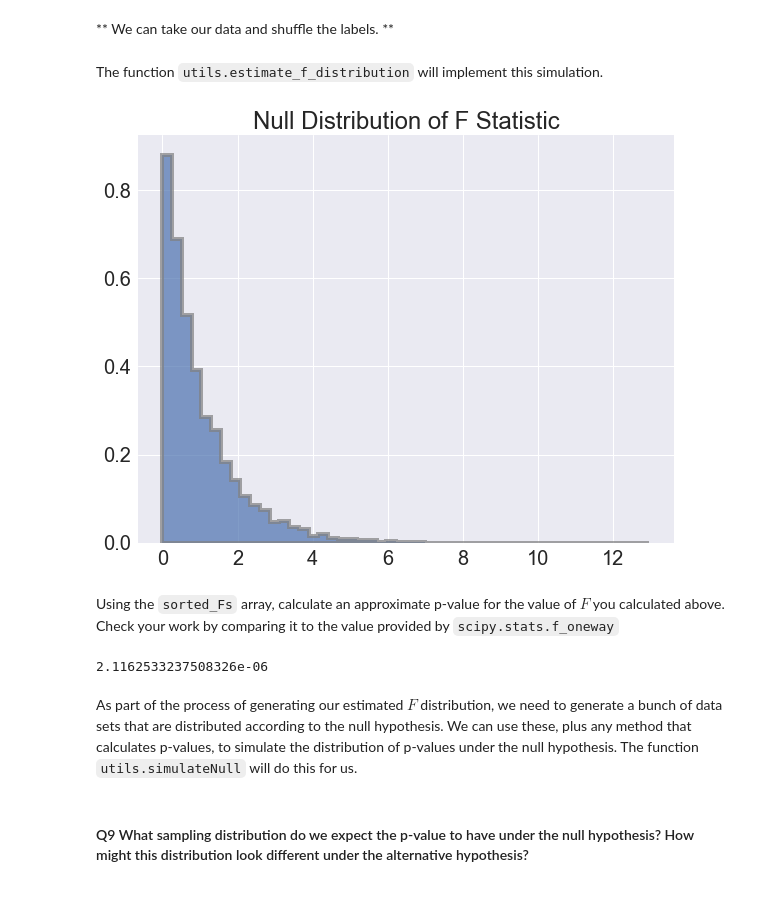
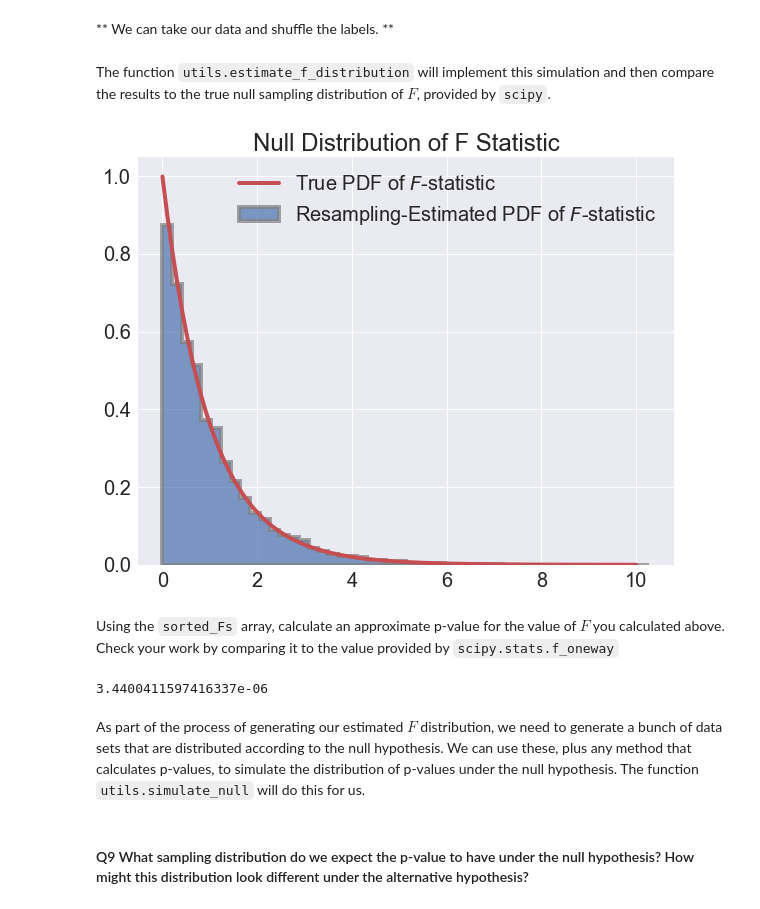
Before and after one commit to charlesfrye/AppliedStatisticsForNeuroscience, a Jupyter notebook: 05 - ANOVA I/Lab - One-Way ANOVA - Solutions.ipynb, the cells around one changed output. Cells and saved outputs as stored; diff of their text form; code cells hidden in the pictures.

Commit message:
Adds first re-draft without ANOVA by hand

```diff
--- a/05 - ANOVA I/Lab - One-Way ANOVA - Solutions.ipynb
+++ b/05 - ANOVA I/Lab - One-Way ANOVA - Solutions.ipynb
@@ -280,3 +204,7 @@ We'll store the sums of squares in a dictionary, `sum_of_squares`, using the col
+# %%
+measure = "cda"
+
+anova_frame, sum_of_squares, dof, mean_square, F  = utils.anova_by_hand(data, measure)
 # %%
 anova_frame.head(10)
 # %% [output]
@@ -328,9 +221,0 @@ Now, calculate the following degrees of freedom in this model:
-# %%
-# k is the number of groups
-k = len(groups)
-
-dof = {}
-vals = [N,1,k-1,N-k]
-
-for key,val in zip(keys,vals):
-    dof[key] = val
@@ -387,6 +254,6 @@ which are covered in Chapter 7 of *Intuitive Biostatistics*.
 # %% [markdown]
 <font color="1874CD"> ** We can take our data and shuffle the labels. **
 # %% [markdown]
-The function `utils.estimate_f_distribution` will implement this simulation.
+The function `utils.estimate_f_distribution` will implement this simulation and then compare the results to the true null sampling distribution of $F$, provided by `scipy`.
 # %%
 measure = "cda"
@@ -399,13 +267,14 @@ sorted_Fs = sorted(fs)
-# %%
-utils.plot_approximated_F(fs)
-# %% [output]
-[figure, removed]
+# %%
+utils.plot_approximated_F(Fs)
+utils.plot_true_F(dof["explained"], dof["residual"])
+# %% [output]
+[figure, added]
 # %% [markdown]
 Using the `sorted_Fs` array, calculate an approximate p-value for the value of $F$ you calculated above. Check your work by comparing it to the value provided by `scipy.stats.f_oneway`
 # %%
-def eCDF(f,sorted_Fs):
+def eCDF(F,sorted_Fs):
     try:
-        index = np.where(sorted_Fs > f)[0][0] #returns a tuple of arrays, we want first element of first array
+        index = np.where(sorted_Fs > F)[0][0] #returns a tuple of arrays, we want first element of first array
     except IndexError:
         index = len(sorted_Fs)
 
@@ -417,9 +286,9 @@ _, their_p = run_ANOVA(pivot_data, measure)
 
 (their_p - my_p)**2
 # %% [output]
-2.1162533237508326e-06
+3.4400411597416337e-06
 # %% [markdown]
-As part of the process of generating our estimated $F$ distribution, we need to generate a bunch of data sets that are distributed according to the null hypothesis. We can use these, plus any method that calculates p-values, to simulate the distribution of p-values under the null hypothesis. The function `utils.simulateNull` will do this for us.
+As part of the process of generating our estimated $F$ distribution, we need to generate a bunch of data sets that are distributed according to the null hypothesis. We can use these, plus any method that calculates p-values, to simulate the distribution of p-values under the null hypothesis. The function `utils.simulate_null` will do this for us.
 # %%
 ps = utils.simulate_null(grouped_data, N=10000)
 # %% [markdown]
```
Also changed, not shown: parts of 47 cells of this notebook.
